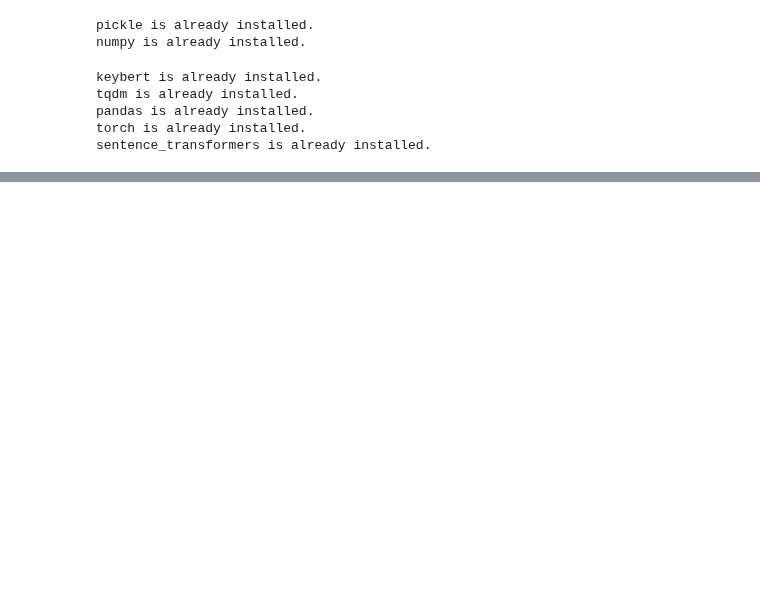
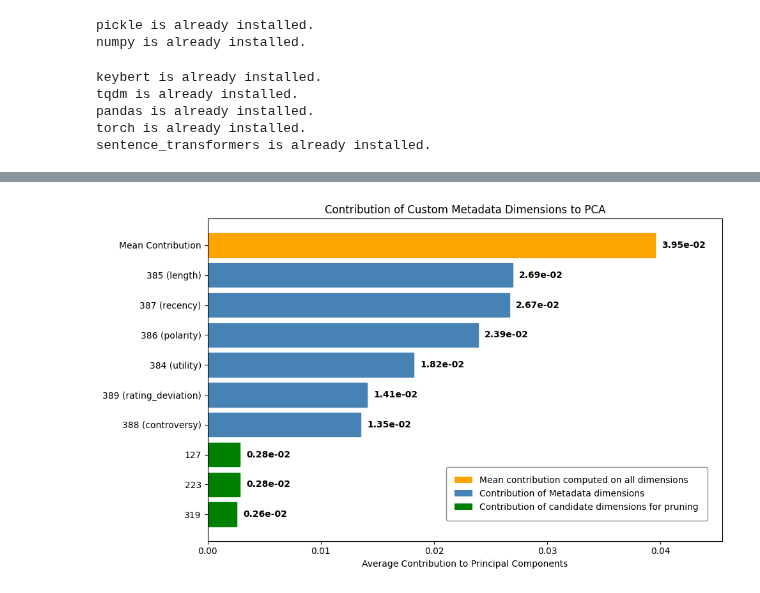
Before and after one commit to Manuele23/DNLP-KeyBert, a Jupyter notebook: KeyBERTMetadata/PCA_analysis.ipynb, the cells around one changed output, grey strips where cells are left out. Drawn from its saved outputs; the diff is of its cells as text; code cells hidden in the pictures; blank space fills up the shorter version.

```diff
--- a/KeyBERTMetadata/PCA_analysis.ipynb
+++ b/KeyBERTMetadata/PCA_analysis.ipynb
@@ -212,0 +295,61 @@ Loaded dataset: La La Land
+# %%
+fig, ax = plt.subplots(figsize=(10, 6))
+bars = ax.barh(y_labels, full_df["Avg Contribution (abs)"], color='steelblue')
+
+# Coloring bars according to category
+for i, (idx, name) in enumerate(zip(full_df["Dimension Index"], full_df["Name"])):
+    bar = bars[i]
+    if idx == "Final Avg":
+        bar.set_color("orange")
+    elif name == "":
+        bar.set_color("green")
+    else:
+        bar.set_color("steelblue")
+
+ax.set_xlabel("Average Contribution to Principal Components")
+ax.set_title("Contribution of Custom Metadata Dimensions to PCA")
+ax.set_xlim(0, max_val * 1.15)
+
+# Add scaled contribution values next to bars
+for bar, val in zip(bars, scaled_vals):
+    width = bar.get_width()
+    y = bar.get_y() + bar.get_height() / 2
+    offset = max_val * 0.015
+    ax.text(
+        width + offset,
+        y,
+        f"{val:.2f}e{scale_exp:+03d}",
+        va='center',
+        ha='left',
+        fontsize=10,
+        fontweight='bold',
+        color='black'
+    )
+
+plt.gca().invert_yaxis()  # Highest value on top
+
+# Add explanatory text inside plot
+legend_elements = [
+    Patch(facecolor='orange', label='Mean contribution computed on all dimensions'),
+    Patch(facecolor='steelblue', label='Contribution of Metadata dimensions'),
+    Patch(facecolor='green', label='Contribution of candidate dimensions for pruning')
+]
+
+# Add custom legend inside the plot (axes coords from 0 to 1)
+ax.legend(
+    handles=legend_elements,
+    loc='lower right',
+    frameon=True,
+    framealpha=0.9,
+    facecolor='white',
+    edgecolor='gray',
+    fontsize=10,
+    bbox_to_anchor=(0.98, 0.05),  # Position inside the axes
+    borderpad=1,
+    title_fontsize=11
+)
+
+plt.tight_layout()
+plt.show()
+# %% [output]
+[figure, added]
```
Also changed, not shown: parts of 10 cells of this notebook.
